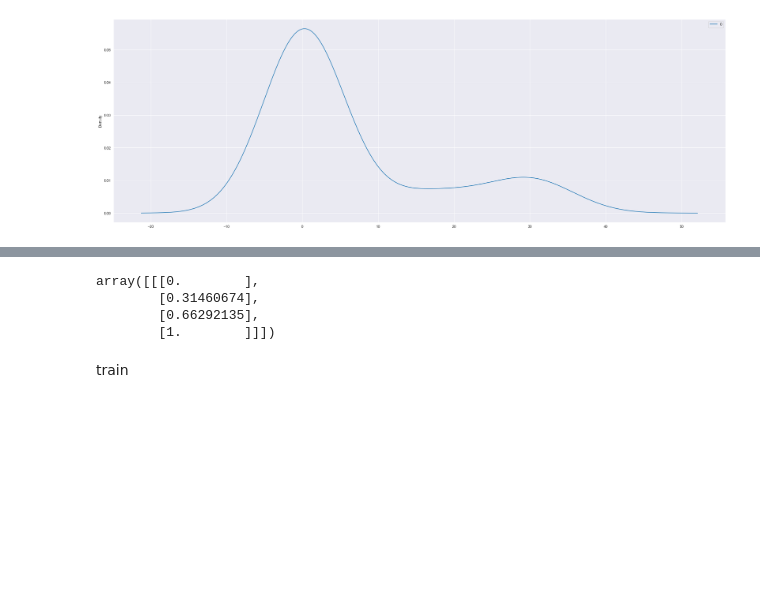
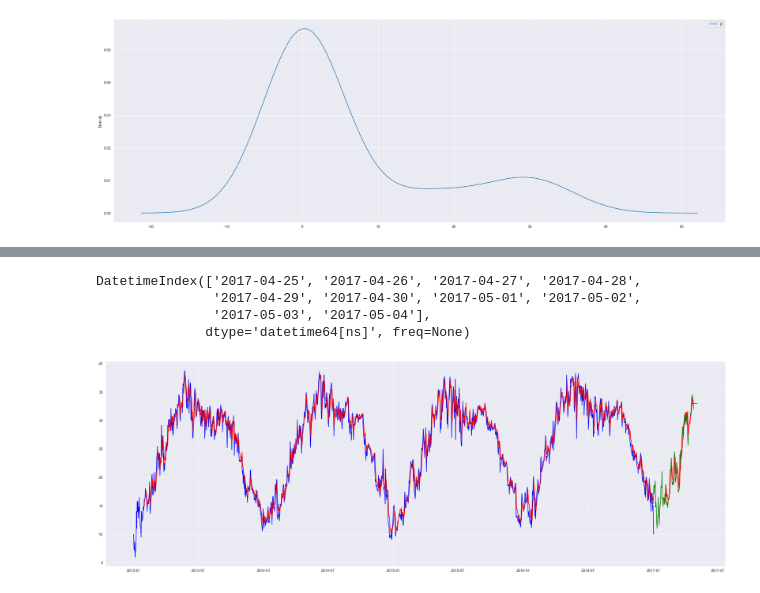
Before and after one commit to 57459N/DataProcesingLabs, a Jupyter notebook: lab3.ipynb, the cells around one changed output, grey strips where cells are left out. Drawn from its saved outputs; the diff is of its cells as text; code cells hidden in the pictures; blank space fills up the shorter version.

Commit message:
lstm done seems like it just predicting last day value

```diff
--- a/lab3.ipynb
+++ b/lab3.ipynb
@@ -112,0 +193,13 @@ X_test = normalize(X_test)
+# %%
+def forecast(data, steps):
+    preds = []
+    for i in range(steps):
+        pred = lstm.predict(data)[0,0]
+        print(data)
+        data = np.roll(data, -1, 2)
+        data[:,:,-1] = pred
+        preds.append(pred)
+    return np.array(preds)
+# %%
+forecast_steps = 10
+lstm_forecast = forecast(X_test[-1:], forecast_steps)
@@ -112,0 +224,3 @@ X_test = normalize(X_test)
+# %%
+inversed_lstm_forecast = scaler.inverse_transform(lstm_forecast.reshape(-1, 1))
+inversed_lstm_forecast
@@ -113,34 +238,22 @@ X_test = normalize(X_test)
+# %%
+forecast_dates = pd.Index([test.index[-1] + timedelta(days=i) for i in range(1, forecast_steps+1)])
+forecast_dates
+# %% [output]
+DatetimeIndex(['2017-04-25', '2017-04-26', '2017-04-27', '2017-04-28',
+               '2017-04-29', '2017-04-30', '2017-05-01', '2017-05-02',
+               '2017-05-03', '2017-05-04'],
+              dtype='datetime64[ns]', freq=None)
 # %%
-def my_batched(data: np.ndarray, batch_size: int, drop_tail=True):
-    res = []
-    for i in range(0, len(data) - batch_size + 1, batch_size):
-        res.append(data[i:i + batch_size][::-1])
-    if len(res[-1]) != batch_size and drop_tail:
-        res = res[:-1]
-    return res
+train_preds = pd.DataFrame({'y':trainPredict[:,0]}, index=train.index[look_back:])
+test_preds = pd.DataFrame({'y':testPredict[:,0]}, index=test.index[look_back:])
 
-batch_size = 4
+df_lstm_forecast = pd.DataFrame({'y':inversed_lstm_forecast[0]}, index=forecast_dates)
 
-X_train_batched = np.array(my_batched(X_train, batch_size))
-X_test_batched = np.array(my_batched(X_test, batch_size))
-
-X_train_batched = X_train_batched.reshape(X_train_batched.shape[0], X_train_batched.shape[1], 1)
-X_test_batched = X_test_batched.reshape(X_test_batched.shape[0], X_test_batched.shape[1], 1)
-
-y_train_batched = y_train[::-4]
-y_test_batched = y_test[::-4]
-
-# y_train_batched = np.array(my_batched(y_train, batch_size))
-# y_test_batched = np.array(my_batched(y_train, batch_size))
-#
-# y_train_batched = y_train_batched.reshape(y_train_batched.shape[0], y_train_batched.shape[1], 1)
-# X_test_batched = X_test_batched.reshape(X_test_batched.shape[0], X_test_batched.shape[1], 1)
+plt.plot(train, color='blue', label='Train')
+plt.plot(test, color='green', label='Test')
+plt.plot(train_preds, color='red', label='Preds')
+plt.plot(test_preds, color='red', label='Preds')
+plt.plot(df_lstm_forecast, color='red', label='Preds')
+plt.show()
+# %% [output]
+[figure, added]
-# %%
-X_test_batched
-# %% [output]
-array([[[0.        ],
-        [0.31460674],
-        [0.66292135],
-        [1.        ]]])
-# %% [markdown]
-train
```
Also changed, not shown: parts of 12 cells of this notebook.
